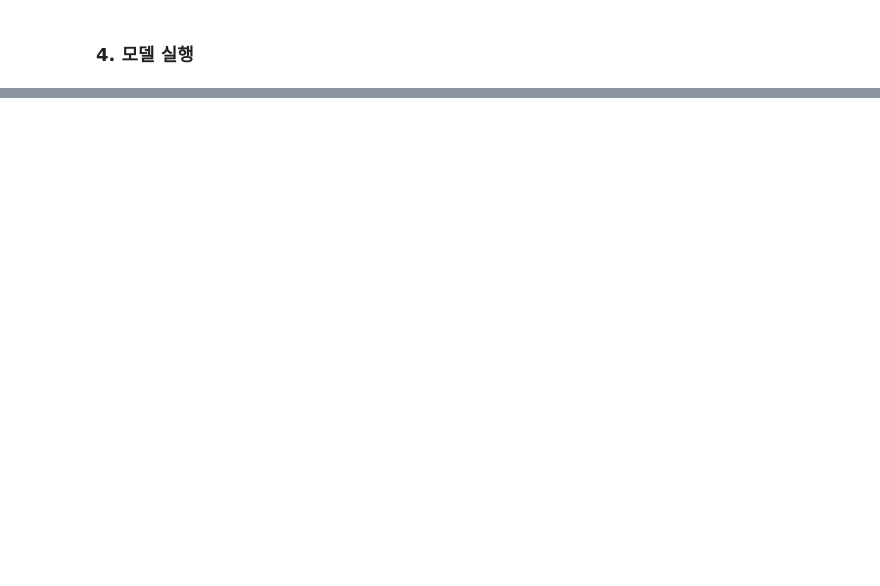
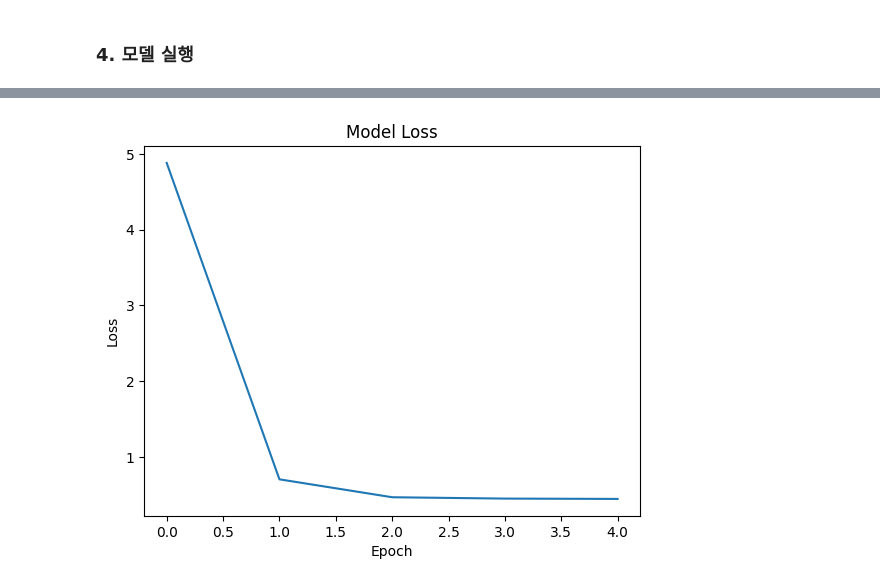
Before and after one commit to hsmu-jeongeun/deep-learning-practice, a Jupyter notebook: easy_deep_learning_principle.ipynb, the cells around one changed output, grey strips where cells are left out. Cells and saved outputs as stored; diff of their text form; code cells hidden in the pictures; blank space fills up the shorter version.

```diff
--- a/easy_deep_learning_principle.ipynb
+++ b/easy_deep_learning_principle.ipynb
@@ -66,0 +97,9 @@ Epoch 5/5
+# %%
+import matplotlib.pyplot as plt
+plt.plot(history.history['loss'])
+plt.xlabel('Epoch')
+plt.ylabel('Loss')
+plt.title('Model Loss')
+plt.show()
+# %% [output]
+[figure, added]
```
Also changed, not shown: parts of 8 cells of this notebook.
